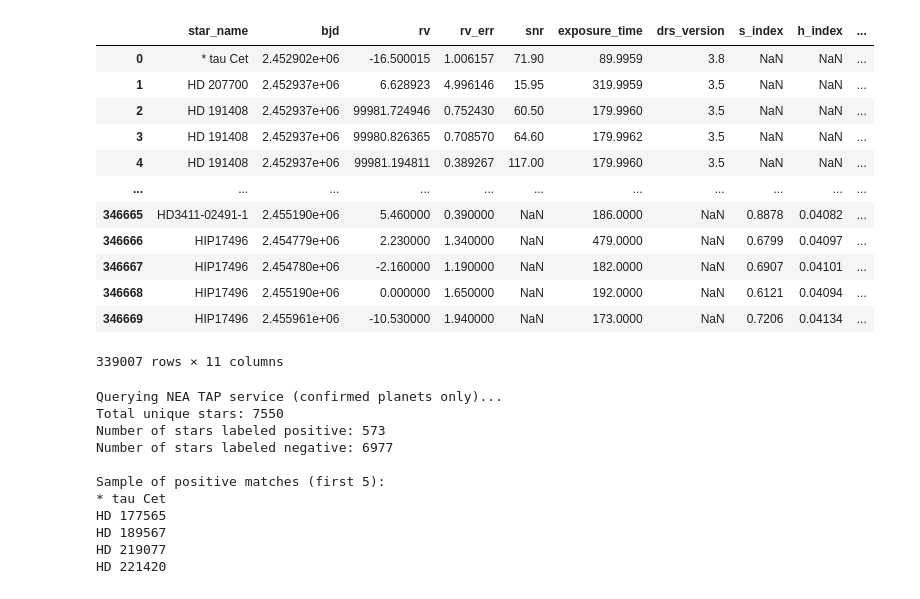
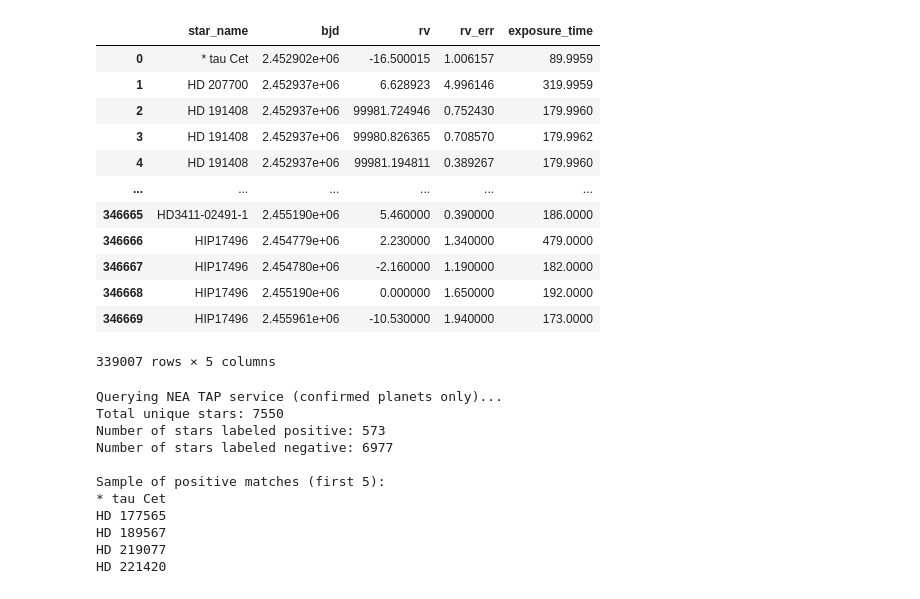
Before and after one commit to MaanavN/ML-Exoplanet-Detection-Research, a Jupyter notebook: data_prep.ipynb, the cells around one changed output. Saved outputs shown, nothing was run; the diff lists cells and outputs as text; code cells hidden in the pictures.

```diff
--- a/data_prep.ipynb
+++ b/data_prep.ipynb
@@ -12,16 +12,19 @@ del harps_df
 harps_df = pd.DataFrame(pd.read_csv('/kaggle/working/temp.csv'))
 os.remove('/kaggle/working/temp.csv')
 
-# Rename HARPS columns to a unified naming scheme that matches HIRES
+# Rename only the columns shared by both HARPS and HIRES
+# (instrument-specific columns like snr, drs_version, bisector_span, etc. are dropped)
 harps_df = harps_df.rename(columns={
     'main_id_simbad': 'star_name',
     'drs_bjd': 'bjd',
     'drs_ccf_rvc': 'rv',
     'drs_dvrms': 'rv_err',
-    'drs_snr': 'snr',
     'exptime': 'exposure_time',
-    'drs_version_number': 'drs_version'
 })
 
+# Keep only the unified schema
+shared_cols = ['star_name', 'bjd', 'rv', 'rv_err', 'exposure_time']
+harps_df = harps_df[shared_cols]
+
 harps_df.describe()
 # %% [output]
@@ -116,48 +114,42 @@ harps_stars[:10]
 # %%
-# Combine HARPS and HIRES datasets into one combined dataset of their observations.
+# Combine HARPS and HIRES datasets into one unified dataset
+# Schema: star_name, bjd, rv, rv_err, exposure_time (shared by both instruments)
+# No instrument-specific columns — model will be instrument-agnostic
 
-# Keep all quality-control columns from HARPS
-cols_to_keep = ['star_name', 'bjd', 'rv', 'rv_err', 'snr', 'exposure_time', 'drs_version']
-observations = harps_df[[col for col in cols_to_keep if col in harps_df.columns]].copy()
+shared_cols = ['star_name', 'bjd', 'rv', 'rv_err', 'exposure_time']
 
-# HIRES-specific columns that HARPS doesn't have — fill with NaN for HARPS rows
-for col in ['s_index', 'h_index', 'photon_count']:
-    if col not in observations.columns:
-        observations[col] = float('nan')
+# HARPS subset
+observations = harps_df[shared_cols].copy()
 
-# Filter out stars already in HARPS dataset
+# Filter out HIRES stars already in HARPS dataset (avoid duplicates)
 cleaned_names = hires_df['star_name'].str.lower().str.replace(' ', '', regex=False)
 harps_stars_set = set(harps_stars)
 mask = ~cleaned_names.isin(harps_stars_set)
 
-# Tag each row with its source instrument for provenance
-observations['instrument'] = 'HARPS'
+# HIRES subset (only stars not already in HARPS)
 hires_subset = hires_df[mask].copy()
-hires_subset['instrument'] = 'HIRES'
 
-# HIRES doesn't have drs_version or snr — fill with NaN for HIRES rows
-for col in ['drs_version', 'snr']:
-    if col not in hires_subset.columns:
-        hires_subset[col] = float('nan')
+# Combine both datasets
+observations = pd.concat([observations, hires_subset], ignore_index=True)
 
-observations = pd.concat([observations, hires_subset], ignore_index=True)
+# Drop rows missing essential measurements
 observations = observations.dropna(subset=['bjd', 'rv', 'rv_err'])
 
 observations
 # %% [output]
-|  | star_name | bjd | rv | rv_err | snr | exposure_time | drs_version | s_index | h_index | ... |
-| 0 | * tau Cet | 2.452902e+06 | -16.500015 | 1.006157 | 71.90 | 89.9959 | 3.8 | NaN | NaN | ... |
-| 1 | HD 207700 | 2.452937e+06 | 6.628923 | 4.996146 | 15.95 | 319.9959 | 3.5 | NaN | NaN | ... |
-| 2 | HD 191408 | 2.452937e+06 | 99981.724946 | 0.752430 | 60.50 | 179.9960 | 3.5 | NaN | NaN | ... |
-| 3 | HD 191408 | 2.452937e+06 | 99980.826365 | 0.708570 | 64.60 | 179.9962 | 3.5 | NaN | NaN | ... |
-| 4 | HD 191408 | 2.452937e+06 | 99981.194811 | 0.389267 | 117.00 | 179.9960 | 3.5 | NaN | NaN | ... |
-| ... | ... | ... | ... | ... | ... | ... | ... | ... | ... | ... |
-| 346665 | HD3411-02491-1 | 2.455190e+06 | 5.460000 | 0.390000 | NaN | 186.0000 | NaN | 0.8878 | 0.04082 | ... |
-| 346666 | HIP17496 | 2.454779e+06 | 2.230000 | 1.340000 | NaN | 479.0000 | NaN | 0.6799 | 0.04097 | ... |
-| 346667 | HIP17496 | 2.454780e+06 | -2.160000 | 1.190000 | NaN | 182.0000 | NaN | 0.6907 | 0.04101 | ... |
-| 346668 | HIP17496 | 2.455190e+06 | 0.000000 | 1.650000 | NaN | 192.0000 | NaN | 0.6121 | 0.04094 | ... |
-| 346669 | HIP17496 | 2.455961e+06 | -10.530000 | 1.940000 | NaN | 173.0000 | NaN | 0.7206 | 0.04134 | ... |
+|  | star_name | bjd | rv | rv_err | exposure_time |
+| 0 | * tau Cet | 2.452902e+06 | -16.500015 | 1.006157 | 89.9959 |
+| 1 | HD 207700 | 2.452937e+06 | 6.628923 | 4.996146 | 319.9959 |
+| 2 | HD 191408 | 2.452937e+06 | 99981.724946 | 0.752430 | 179.9960 |
+| 3 | HD 191408 | 2.452937e+06 | 99980.826365 | 0.708570 | 179.9962 |
+| 4 | HD 191408 | 2.452937e+06 | 99981.194811 | 0.389267 | 179.9960 |
+| ... | ... | ... | ... | ... | ... |
+| 346665 | HD3411-02491-1 | 2.455190e+06 | 5.460000 | 0.390000 | 186.0000 |
+| 346666 | HIP17496 | 2.454779e+06 | 2.230000 | 1.340000 | 479.0000 |
+| 346667 | HIP17496 | 2.454780e+06 | -2.160000 | 1.190000 | 182.0000 |
+| 346668 | HIP17496 | 2.455190e+06 | 0.000000 | 1.650000 | 192.0000 |
+| 346669 | HIP17496 | 2.455961e+06 | -10.530000 | 1.940000 | 173.0000 |
-339007 rows × 11 columns
+339007 rows × 5 columns
 # %%
 # Label each observation with 1 if corresponding star has exoplanets
 
```
Also changed, not shown: parts of 6 cells of this notebook, 2 other files.
